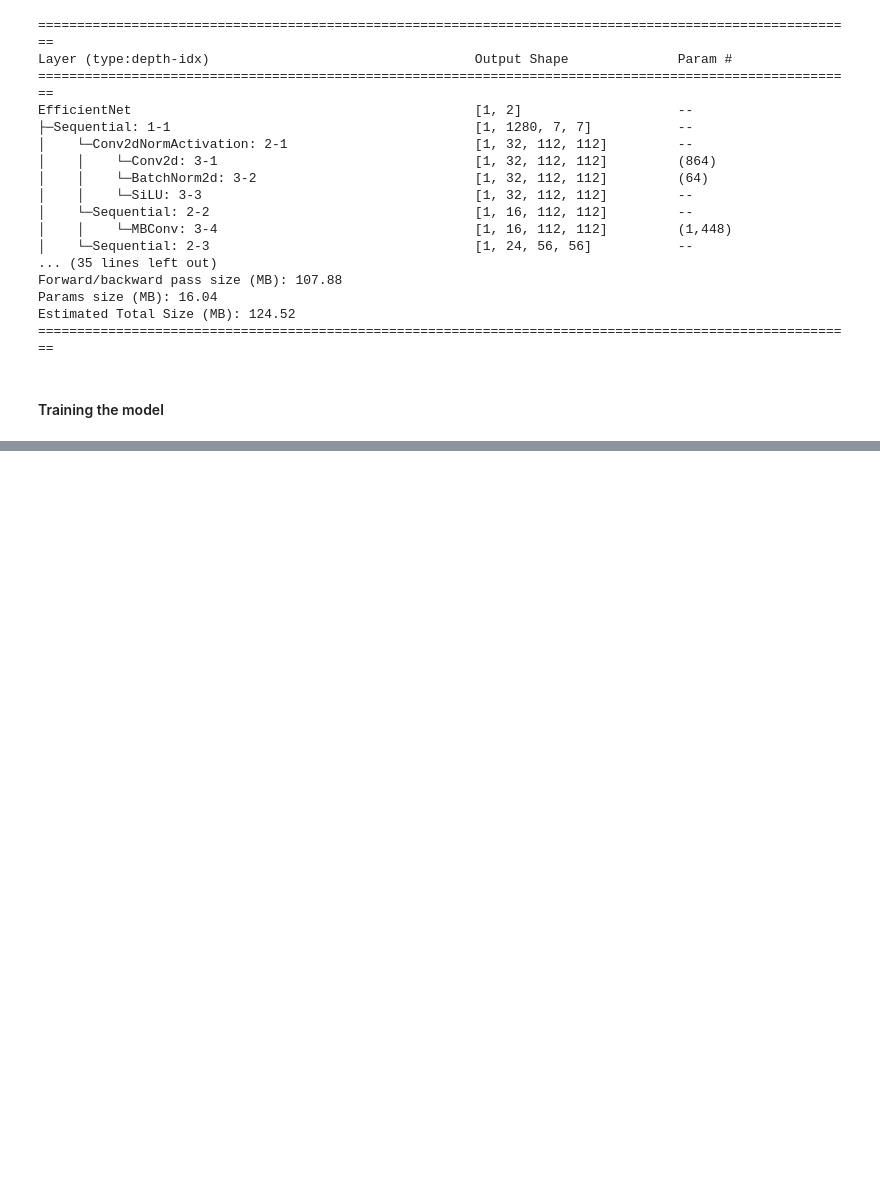
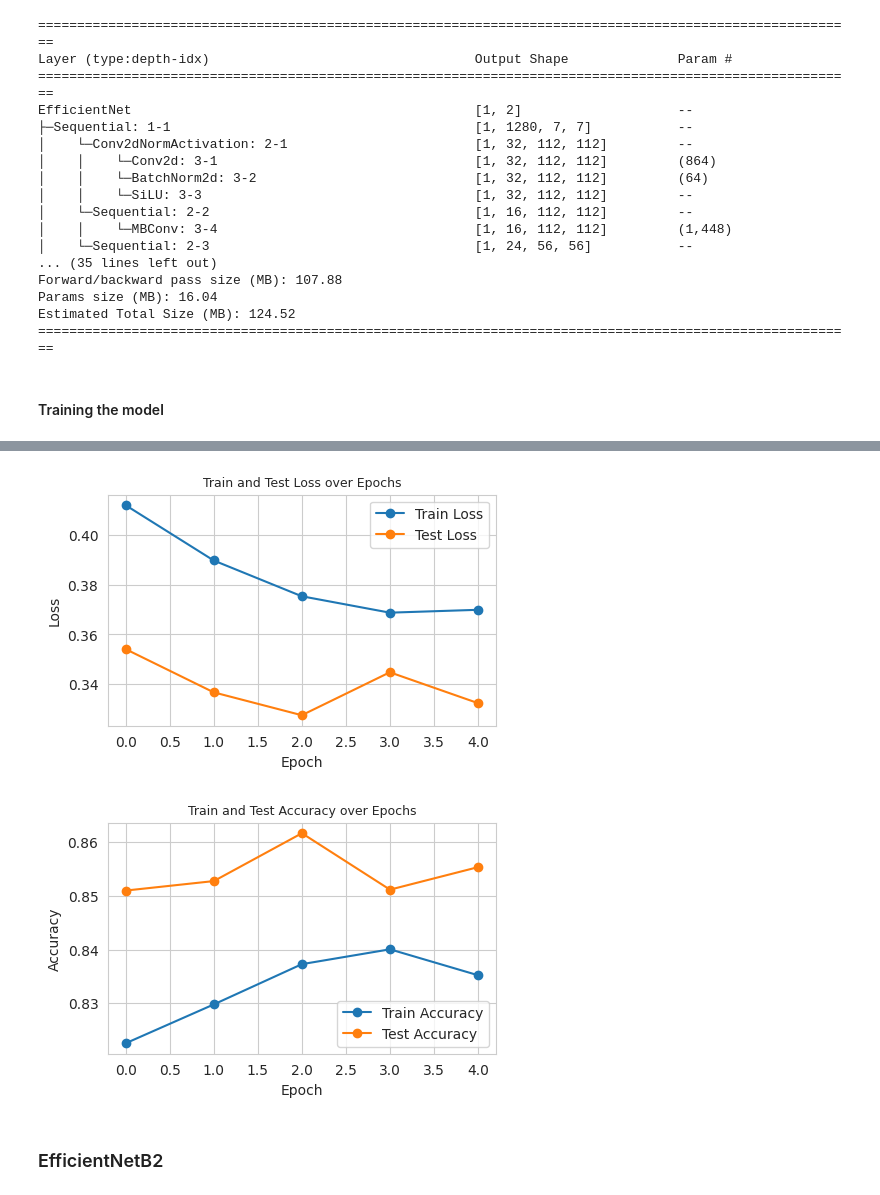
Before and after one commit to dibkb/tensorflow-udemy, a Jupyter notebook: melanoma-cancer-image-dataset.ipynb, the cells around one changed output, grey strips where cells are left out. Saved outputs shown, nothing was run; the diff lists cells and outputs as text; code cells hidden in the pictures; blank space fills up the shorter version.

```diff
--- a/melanoma-cancer-image-dataset.ipynb
+++ b/melanoma-cancer-image-dataset.ipynb
@@ -487,0 +407,22 @@ Sequential(
+# %%
+from torchvision.transforms.functional import InterpolationMode
+
+# Define parameters
+img_size = 112
+resize_size = 256
+mean = [0.485, 0.456, 0.406]
+std = [0.229, 0.224, 0.225]
+interpolation = InterpolationMode.BICUBIC
+
+# Define the transformation pipeline
+transform_one = transforms.Compose([
+    transforms.RandomRotation(degrees = 20),
+    transforms.RandomHorizontalFlip(p = 0.3),
+    transforms.RandomVerticalFlip(p = 0.3),
+    transforms.Resize(size = (img_size, img_size), antialias = True,interpolation=interpolation),
+    transforms.CenterCrop(size = (img_size, img_size)),
+    transforms.ToTensor(),
+    transforms.Normalize(mean=mean, std=std)
+])
+# %%
+train_dataloader, test_dataloader = get_dataloaders(transforms = transform_one)
@@ -489,10 +448,12 @@ Sequential(
 torch.manual_seed(42)
 NUM_EPOCHS = 5
 optimizer = torch.optim.Adam(params=model.parameters(), lr=0.001)
-model_zero_results = train(model=model,
+exp_lr_scheduler = torch.optim.lr_scheduler.StepLR(optimizer, step_size=7, gamma=0.1)
+model_one_results = train(model=model,
                         train_dataloader=train_dataloader,
                         test_dataloader=test_dataloader,
                         optimizer=optimizer,
                         epochs=NUM_EPOCHS,
+                        scheduler = exp_lr_scheduler,
                         device = device)
 # %% [output]
@@ -503,0 +465,3 @@ Epoch: 5 | train_loss: 0.3256 | train_acc: 0.8639 | test_loss: 0.3228 | test_acc
+# %%
+model_one_df = pd.DataFrame(model_one_results)
+model_one_df
@@ -503,0 +475,7 @@ Epoch: 5 | train_loss: 0.3256 | train_acc: 0.8639 | test_loss: 0.3228 | test_acc
+# %%
+plot_loss(model_one_df)
+# %% [output]
+[figure, added]
+[figure, added]
+# %% [markdown]
+### EfficientNetB2
```
Also changed, not shown: parts of 42 cells of this notebook.
